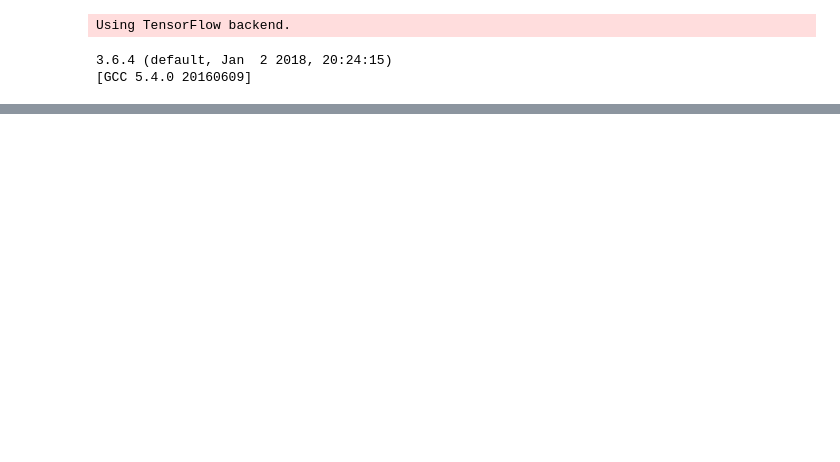
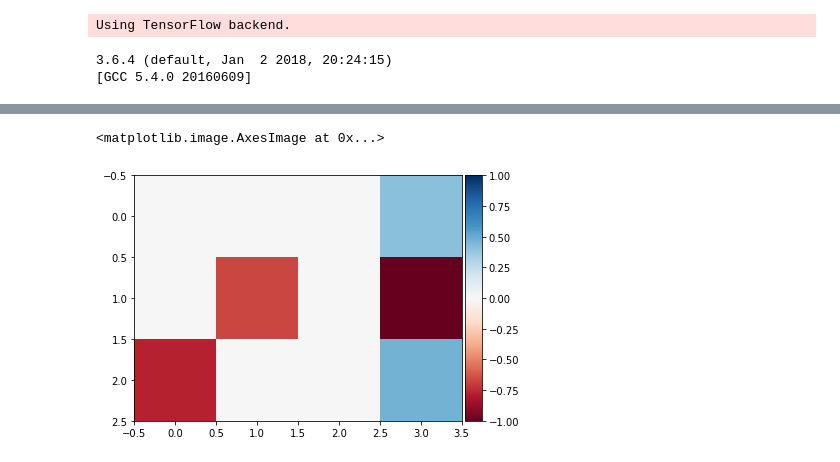
Before and after one commit to santiagobenoit/meta-net, a Jupyter notebook: notebooks/keras_rl_new.ipynb, the cells around one changed output, grey strips where cells are left out. Drawn from its saved outputs; the diff is of its cells as text; code cells hidden in the pictures; blank space fills up the shorter version.

```diff
--- a/notebooks/keras_rl_new.ipynb
+++ b/notebooks/keras_rl_new.ipynb
@@ -109,19 +112,21 @@ class SNN(gym.Env):
 
     def __init__(self, specification):
         self.specification = specification
+        self.total_neurons = self.specification['input_neurons'] + self.specification['inter_neurons'] + self.specification['output_neurons']
 #         self.action_space = gym.spaces.Box(-1, 1, (self.specification['inter_neurons'] + self.specification['output_neurons'], self.specification['input_neurons'] + self.specification['inter_neurons']))
-        self.action_space = gym.spaces.Discrete(3)
+        self.action_space = gym.spaces.Box(-1, 1, (self.specification['input_neurons'] + self.specification['inter_neurons'],))
 #         self.observation_space = gym.spaces.Box(-1, 1, (self.specification['inter_neurons'] + self.specification['output_neurons'], self.specification['max_history'], self.specification['input_neurons'] + self.specification['inter_neurons'] + 2))
-        self.observation_space = gym.spaces.Box(-1, 1, (self.specification['max_history'], 4))
-        self.potential_matrix = numpy.zeros((self.specification['input_neurons'] + self.specification['inter_neurons'] + self.specification['output_neurons'],))
+        self.observation_space = gym.spaces.Tuple((gym.spaces.Box(-1, 1, (self.specification['input_neurons'] + self.specification['inter_neurons'],)), gym.spaces.Box(-1, 1, (self.specification['input_neurons'] + self.specification['inter_neurons'],))))
+        self.potential_matrix = numpy.zeros((self.total_neurons,))
         self.weight_matrix = numpy.zeros((self.specification['inter_neurons'] + self.specification['output_neurons'], self.specification['input_neurons'] + self.specification['inter_neurons']))
         self.weight_mask = numpy.ones_like(self.weight_matrix, dtype=numpy.uint8)
         self.weight_mask[-self.specification['output_neurons']:, :self.specification['input_neurons']] = 0
         numpy.fill_diagonal(self.weight_mask[:self.specification['inter_neurons'], -self.specification['inter_neurons']:], 0)
 #         self.history_matrix = numpy.zeros((self.specification['inter_neurons'] + self.specification['output_neurons'], self.specification['max_history'], self.specification['input_neurons'] + self.specification['inter_neurons'] + 2))
-        self.history_matrix = numpy.zeros((self.specification['inter_neurons'] + self.specification['output_neurons'], self.specification['input_neurons'] + self.specification['inter_neurons'], self.specification['max_history'], 4))
+#         self.history_matrix = numpy.zeros((self.specification['inter_neurons'] + self.specification['output_neurons'], self.specification['input_neurons'] + self.specification['inter_neurons'], self.specification['max_history'], 4))
+        self.history_matrix = numpy.zeros_like(self.weight_matrix)
         self.neuron_idx = 0
-        self.weight_idx = 0
+#         self.weight_idx = 0
         self.random_seed = None
         self.next_input = None
         self.previous_reward = None
@@ -131,8 +136,8 @@ class SNN(gym.Env):
         probabilities = numpy.vectorize(lambda i, j: 1 / abs(i - j) if i != j else 0.)(*numpy.meshgrid(range(self.specification['inter_neurons']), range(self.specification['inter_neurons'])))
         mask = numpy.zeros((self.weight_matrix.shape[0], self.weight_matrix.shape[1]))
         mask[:-self.specification['output_neurons'], self.specification['input_neurons']:] = numpy.random.binomial(1, probabilities, (self.specification['inter_neurons'], self.specification['inter_neurons']))
-        mask[:self.specification['inter_neurons'], :self.specification['input_neurons']] = numpy.eye(self.specification['input_neurons'])[numpy.random.choice(self.specification['input_neurons'], self.specification['inter_neurons'])]
-        mask[self.specification['inter_neurons']:, self.specification['input_neurons']:] = numpy.eye(self.specification['output_neurons'])[numpy.random.choice(self.specification['output_neurons'], self.specification['inter_neurons'])].swapaxes(0, 1)
+        mask[:self.specification['inter_neurons'], :self.specification['input_neurons']] = numpy.eye(self.specification['inter_neurons'])[numpy.random.choice(self.specification['inter_neurons'], self.specification['input_neurons'])].swapaxes(0, 1)
+        mask[self.specification['inter_neurons']:, self.specification['input_neurons']:] = numpy.eye(self.specification['inter_neurons'])[numpy.random.choice(self.specification['inter_neurons'], self.specification['output_neurons'])]
         rand1 = numpy.random.uniform(0, 1, (self.weight_matrix.shape[0], self.weight_matrix.shape[1]))
         rand1[:-self.specification['output_neurons'], self.specification['input_neurons']:] = rand1[:-self.specification['output_neurons'], self.specification['input_neurons']:] * 2 - 1
         rand2 = numpy.random.uniform(0, 1, (self.weight_matrix.shape[0], self.weight_matrix.shape[1]))
@@ -148,15 +153,15 @@ class SNN(gym.Env):
     def close(self):
         self.specification['environment'].close()
 
-    def reset(self):
+    def reset(self): # resets encapsulating environment, not the SNN
         self.next_input = self.specification['environment'].reset()
 #         self.neuron_idx = 0
 #         self.weight_idx = 0
-        self.previous_reward = None
+#         self.previous_reward = None
 #         self.potential_matrix[:] = 0
 #         if self.specification['neuroplasticity']:
 #             self.history_matrix[:, :, :] = 0
-        return self.history_matrix[self.neuron_idx, self.weight_idx, :, :]
+        return self.history_matrix[self.neuron_idx, :]
 
     def render(self, mode='human'):
         return self.specification['environment'].render(mode)
@@ -178,12 +183,12 @@ class SNN(gym.Env):
 #         print(self.neuron_idx, self.weight_idx)
         if self.specification['neuroplasticity']:
 #             self.weight_matrix = numpy.clip(numpy.multiply(numpy.add(self.weight_matrix, self.specification['learning_rate'] * action), self.weight_mask), -1, 1)
-            self.weight_matrix[self.neuron_idx, self.weight_idx] += self.specification['learning_rate'] * (action - 1)
+            self.weight_matrix[self.neuron_idx, :] += self.specification['learning_rate'] * action
             self.weight_matrix = numpy.clip(numpy.multiply(self.weight_matrix, self.weight_mask), -1, 1)
-        state = numpy.zeros_like(self.history_matrix[self.neuron_idx, self.weight_idx, :, :])
+        state = numpy.zeros_like(self.history_matrix[self.neuron_idx, :])
         reward = 0
         terminal = False
-        if self.neuron_idx == 0 and self.weight_idx == 0:
+        if self.neuron_idx == 0:
             self.potential_matrix[:self.specification['input_neurons']] = numpy.add(self.potential_matrix[:self.specification['input_neurons']], self.next_input)
             firing_matrix = numpy.vectorize(lambda x: x >= 1)(self.potential_matrix)
             for i in range(self.specification['inter_neurons'] + self.specification['output_neurons']):
@@ -196,7 +201,7 @@ class SNN(gym.Env):
             self.potential_matrix = numpy.clip(numpy.multiply(self.potential_matrix, numpy.invert(firing_matrix)), -1, 1)
             if self.specification['neuroplasticity']:
                 self.history_matrix = numpy.roll(self.history_matrix, 2, axis=1)
-            state = self.history_matrix[self.neuron_idx, self.weight_idx, :, :]
+            state = self.history_matrix[self.neuron_idx, :]
             self.next_input, reward, terminal, _ = self.specification['environment'].step(firing_matrix[-self.specification['output_neurons']:].astype(int))
 #             reward = 0 if self.previous_reward is None else current_reward - self.previous_reward
 #             self.previous_reward = current_reward
@@ -482,7 +487,7 @@ dqn.save_weights('dqn_{}_weights.h5f'.format(ENV_NAME), overwrite=True)
 # Finally, evaluate our algorithm for 5 episodes.
 dqn.test(env, visualize=False, verbose=2, nb_episodes=1)
 # %%
-env = SNN({'environment': Test2(), 'input_neurons': 10, 'inter_neurons': 100, 'output_neurons': 10, 'max_history': 16, 'neuroplasticity': True, 'learning_rate': 0.1})
+env = SNN({'environment': Test2(), 'input_neurons': 1, 'inter_neurons': 10, 'output_neurons': 1, 'max_history': 16, 'neuroplasticity': False, 'learning_rate': 0.1})
 numpy.random.seed(0)
 env.seed(0)
 env.interconnect()
@@ -493,6 +507,9 @@ skimage.io.imshow(env.weight_matrix)
 for i in range(100):
     stuff = env.step(1)
 # %%
-skimage.io.imshow(env.potential_matrix.reshape((10, 12)))
+skimage.io.imshow(env.potential_matrix.reshape((3, 4)))
+# %% [output]
+<matplotlib.image.AxesImage at 0x...>
+[figure, added]
 # %%
 test = Test()
```
Also changed, not shown: parts of 4 cells of this notebook, 4 other files.
